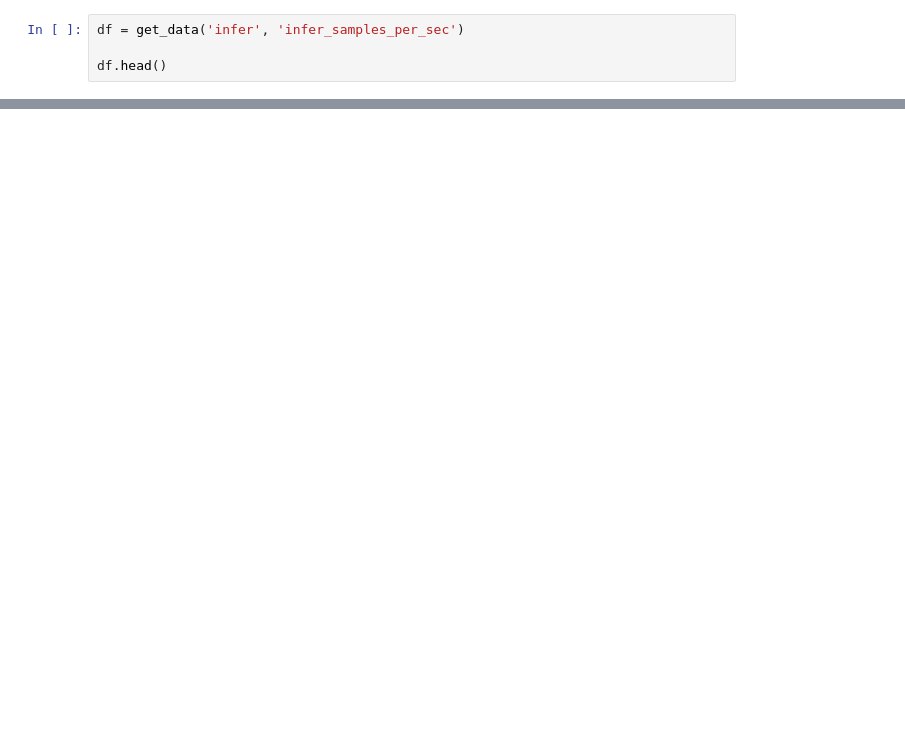
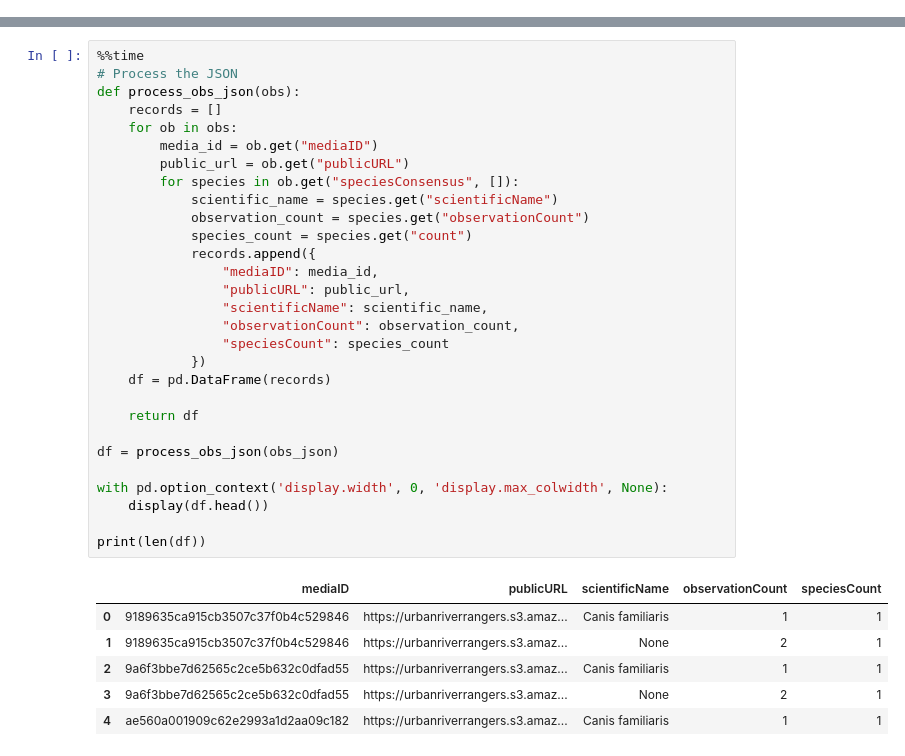
Before and after one commit to morescode-pm/kaggle-fastai, a Jupyter notebook: chapter2/timm-which-model.ipynb, the cells around one changed output, grey strips where cells are left out. Saved outputs shown, nothing was run; the diff lists cells and outputs as text; blank space fills up the shorter version.

```diff
--- a/chapter2/timm-which-model.ipynb
+++ b/chapter2/timm-which-model.ipynb
@@ -50,4 +0,0 @@ def get_data(part, col):
-# %%
-df = get_data('infer', 'infer_samples_per_sec')
-
-df.head()
@@ -136,0 +126,36 @@ Finally, we should remember that speed depends on hardware. If you're using some
+# %%
+%%time
+# Process the JSON
+def process_obs_json(obs):
+    records = []
+    for ob in obs:
+        media_id = ob.get("mediaID")
+        public_url = ob.get("publicURL")
+        for species in ob.get("speciesConsensus", []):
+            scientific_name = species.get("scientificName")
+            observation_count = species.get("observationCount")
+            species_count = species.get("count")
+            records.append({
+                "mediaID": media_id,
+                "publicURL": public_url,
+                "scientificName": scientific_name,
+                "observationCount": observation_count,
+                "speciesCount": species_count
+            })
+    df = pd.DataFrame(records)
+
+    return df
+
+df = process_obs_json(obs_json)
+
+with pd.option_context('display.width', 0, 'display.max_colwidth', None):
+    display(df.head())
+
+print(len(df))
+# %% [output]
+|  | mediaID | publicURL | scientificName | observationCount | speciesCount |
+| 0 | 9189635ca915cb3507c37f0b4c529846 | https://urbanriverrangers.s3.amaz... | Canis familiaris | 1 | 1 |
+| 1 | 9189635ca915cb3507c37f0b4c529846 | https://urbanriverrangers.s3.amaz... | None | 2 | 1 |
+| 2 | 9a6f3bbe7d62565c2ce5b632c0dfad55 | https://urbanriverrangers.s3.amaz... | Canis familiaris | 1 | 1 |
+| 3 | 9a6f3bbe7d62565c2ce5b632c0dfad55 | https://urbanriverrangers.s3.amaz... | None | 2 | 1 |
+| 4 | ae560a001909c62e2993a1d2aa09c182 | https://urbanriverrangers.s3.amaz... | Canis familiaris | 1 | 1 |
```
Also changed, not shown: parts of 77 cells of this notebook.
